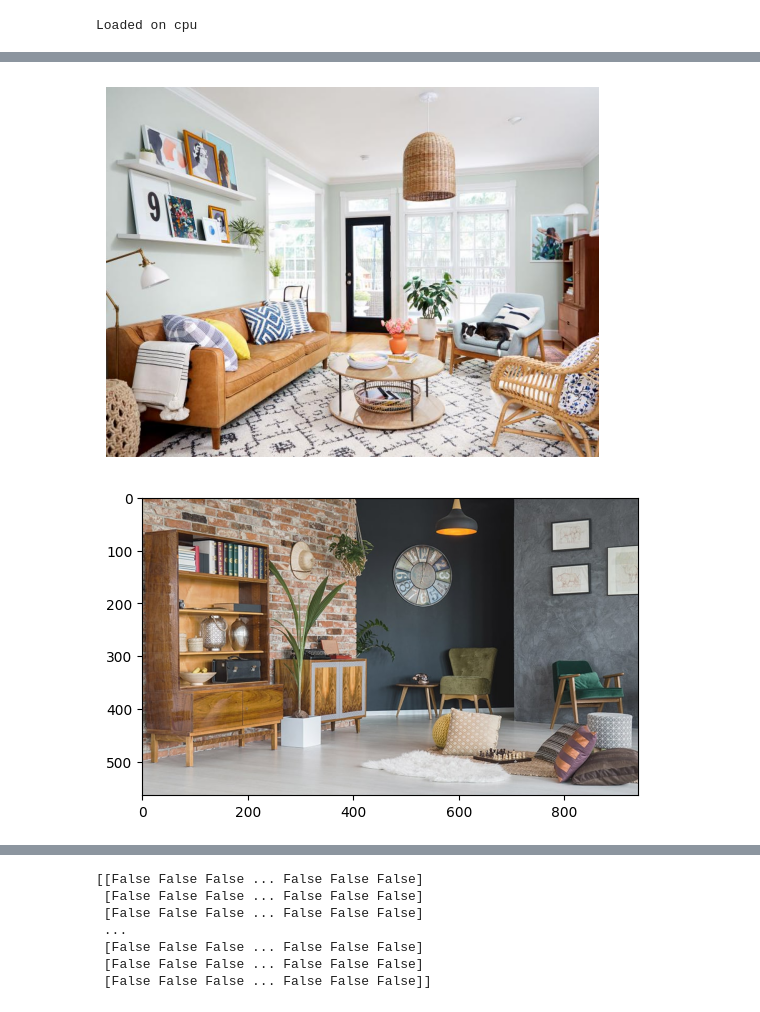
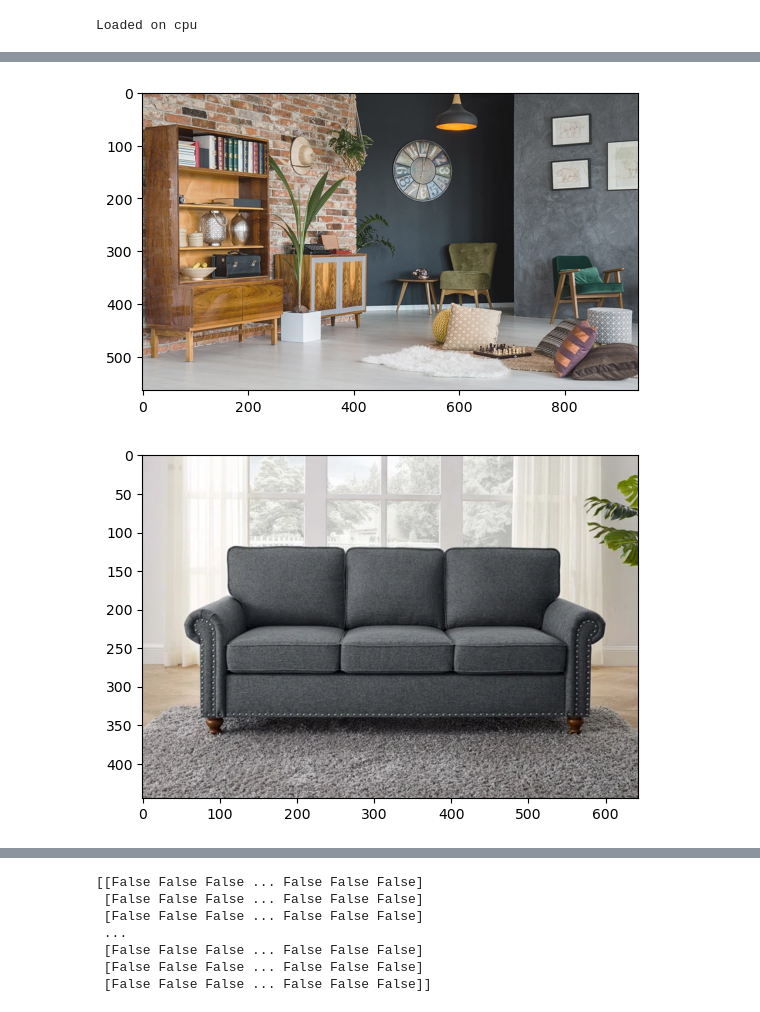
Before and after one commit to Prasad-py/CS445_Group_Project, a Jupyter notebook: Furniture Tool Notebook.ipynb, the cells around one changed output, grey strips where cells are left out. Drawn from its saved outputs; the diff is of its cells as text; code cells hidden in the pictures.

```diff
--- a/Furniture Tool Notebook.ipynb
+++ b/Furniture Tool Notebook.ipynb
@@ -80,22 +103,21 @@ Loaded on cpu
 # %%
-image_path = '/Users/prasadgole/Desktop/Illinois/Computational Photography/Group Project/CS445_Group_Project/Project_Files/room.jpeg'
+room4 = r"Project_Files\room4.jpg"
 #image_path = "/content/final/room.jpeg"
 
-image = Image.open(image_path)
+room4 = Image.open(room4)
 
-plt.imshow(image)
-plt.axis('off')  # Hide axes ticks if you want
+plt.imshow(room4)
+# plt.axis('off')  # Hide axes ticks if you want
 plt.show()
 # %% [output]
-[figure, old version]
+[figure, new version]
 # %%
-couch_path = '/Users/prasadgole/Desktop/Illinois/Computational Photography/Group Project/CS445_Group_Project/Project_Files/room4.jpg'
-#image_path = "/content/final/room.jpeg"
+couch10_path = r"Project_Files\better_sofa.jpg"
 
-couch = Image.open(couch_path)
+couch10 = Image.open(couch10_path)
 
-plt.imshow(couch)
+plt.imshow(couch10)
 # plt.axis('off')  # Hide axes ticks if you want
 plt.show()
 # %% [output]
-[figure, old version]
+[figure, new version]
```
Also changed, not shown: parts of 36 cells of this notebook.
